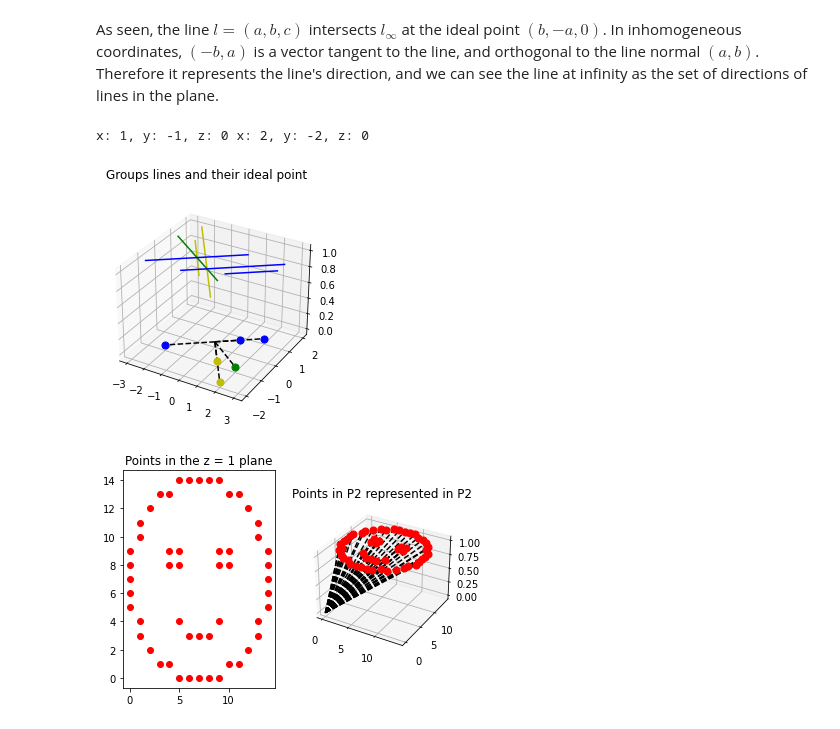
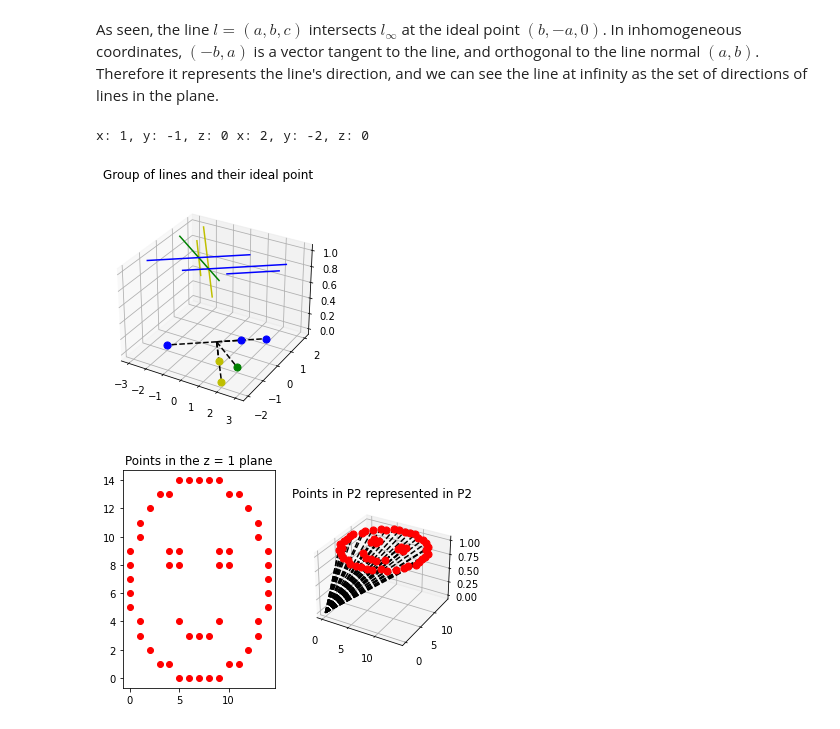
Before and after one commit to Smoltbob/ComputerVision, a Jupyter notebook: 2DProjectiveGeometry/main.ipynb, the cells around one changed output. Drawn from its saved outputs; the diff is of its cells as text; code cells hidden in the pictures.

Commit message:
Refactoring, add point projection

```diff
--- a/2DProjectiveGeometry/main.ipynb
+++ b/2DProjectiveGeometry/main.ipynb
@@ -120,43 +151,43 @@ color = "y"
 ax1 = fig.add_subplot(1, 1, 1, projection = "3d")
 l1 = Line([1, 1, 1])
 p1 = l1.ideal_point()
-l1.plot(ax1, color = color, show_plane = False)
+plot_line(l1, ax1, color = color, show_plane = False)
 p1.plot(ax1, color = color)
 
 l2 = Line([2, 2, 1])
 p2 = l2.ideal_point()
-l2.plot(ax1, color = color, show_plane = False)
+plot_line(l2, ax1, color = color, show_plane = False)
 p2.plot(ax1, color = color)
 
 color = "g"
 l3 = Line([1, 2, 1])
 p3 = l3.ideal_point()
-l3.plot(ax1, color = color, show_plane = False)
+plot_line(l3, ax1, color = color, show_plane = False)
 p3.plot(ax1, color = color)
 
 color = "b"
 l3 = Line([-1, 2, 1])
 p3 = l3.ideal_point()
-l3.plot(ax1, color = color, show_plane = False)
+plot_line(l3, ax1, color = color, show_plane = False)
 p3.plot(ax1, color = color)
 
 l3 = Line([-1/2, 1, 1])
 p3 = l3.ideal_point()
-l3.plot(ax1, color = color, show_plane = False)
+plot_line(l3, ax1, color = color, show_plane = False)
 p3.plot(ax1, color = color)
 
 l3 = Line([1, -2, 1])
 p3 = l3.ideal_point()
-l3.plot(ax1, color = color, show_plane = False)
+plot_line(l3, ax1, color = color, show_plane = False)
 p3.plot(ax1, color = color)
 
-fig.suptitle("Groups lines and their ideal point")
+fig.suptitle("Group of lines and their ideal point")
 fig.show()
 
 print(p1, p2)
 # %% [output]
 x: 1, y: -1, z: 0 x: 2, y: -2, z: 0
-[figure, old version]
+[figure, new version]
 # %%
 # What exactly is the line (0,0,1) ? Can we represent it ?
 # %%
```
Also changed, not shown: parts of 7 cells of this notebook, 3 other files.
